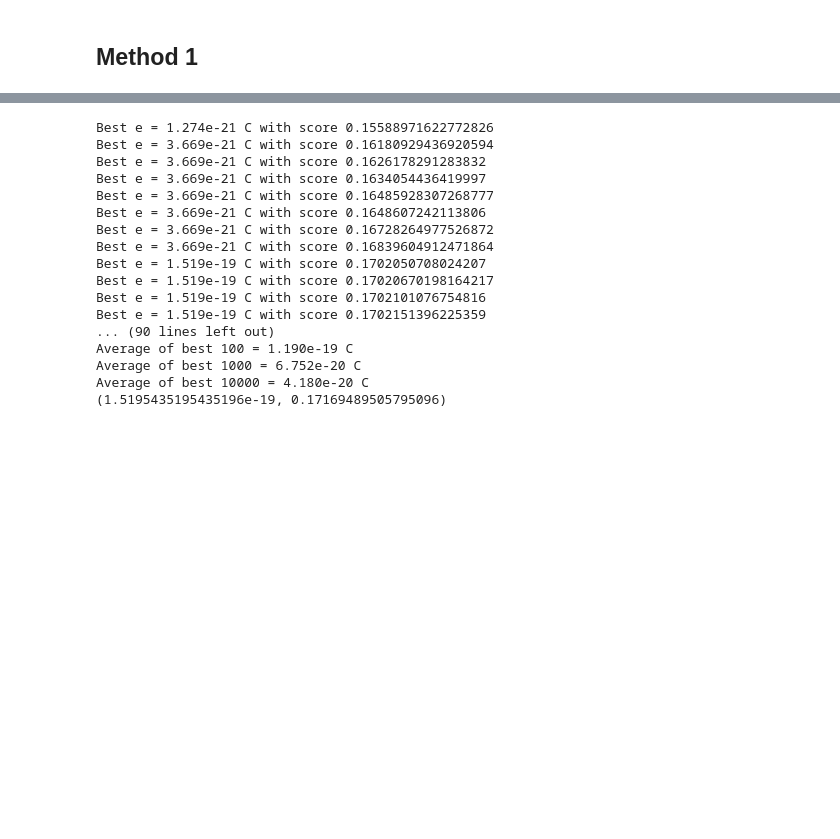
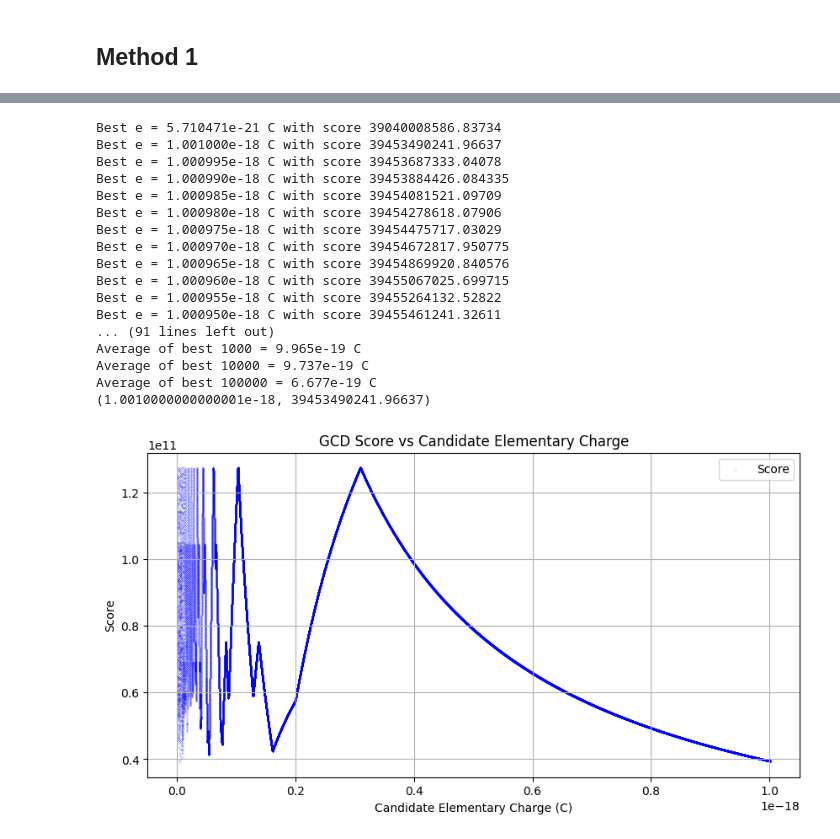
Before and after one commit to lucaschoii/PHY294-Milikan-Oil-Drop-Experiment, a Jupyter notebook: method1.ipynb, the cells around one changed output, grey strips where cells are left out. Drawn from its saved outputs; the diff is of its cells as text; code cells hidden in the pictures; blank space fills up the shorter version.

```diff
--- a/method1.ipynb
+++ b/method1.ipynb
@@ -115,10 +142,10 @@ Testing range: e_min = 1.000e-21, e_max = 1.000e-20
 all_e.sort(key=lambda x: x[1])
 
 for i in range(100):
-    print(f"Best e = {all_e[i][0]:.3e} C with score {all_e[i][1]}")
+    print(f"Best e = {all_e[i][0]:.6e} C with score {all_e[i][1]}")
 
 # average of best 10 ** n
-for i in range(5):
+for i in range(6):
 
     scale = 10 ** i
     if scale > len(all_e):
@@ -127,20 +154,39 @@ for i in range(5):
 
 print(max(all_e[:100], key=lambda x: x[0]))
 # %% [output]
-Best e = 1.274e-21 C with score 0.15588971622772826
-Best e = 3.669e-21 C with score 0.16180929436920594
-Best e = 3.669e-21 C with score 0.1626178291283832
-Best e = 3.669e-21 C with score 0.1634054436419997
-Best e = 3.669e-21 C with score 0.16485928307268777
-Best e = 3.669e-21 C with score 0.1648607242113806
-Best e = 3.669e-21 C with score 0.16728264977526872
-Best e = 3.669e-21 C with score 0.16839604912471864
-Best e = 1.519e-19 C with score 0.1702050708024207
-Best e = 1.519e-19 C with score 0.17020670198164217
-Best e = 1.519e-19 C with score 0.1702101076754816
-Best e = 1.519e-19 C with score 0.1702151396225359
-... (90 lines left out)
-Average of best 100 = 1.190e-19 C
-Average of best 1000 = 6.752e-20 C
-Average of best 10000 = 4.180e-20 C
-(1.5195435195435196e-19, 0.17169489505795096)
+Best e = 5.710471e-21 C with score 39040008586.83734
+Best e = 1.001000e-18 C with score 39453490241.96637
+Best e = 1.000995e-18 C with score 39453687333.04078
+Best e = 1.000990e-18 C with score 39453884426.084335
+Best e = 1.000985e-18 C with score 39454081521.09709
+Best e = 1.000980e-18 C with score 39454278618.07906
+Best e = 1.000975e-18 C with score 39454475717.03029
+Best e = 1.000970e-18 C with score 39454672817.950775
+Best e = 1.000965e-18 C with score 39454869920.840576
+Best e = 1.000960e-18 C with score 39455067025.699715
+Best e = 1.000955e-18 C with score 39455264132.52822
+Best e = 1.000950e-18 C with score 39455461241.32611
+... (91 lines left out)
+Average of best 1000 = 9.965e-19 C
+Average of best 10000 = 9.737e-19 C
+Average of best 100000 = 6.677e-19 C
+(1.0010000000000001e-18, 39453490241.96637)
+# %%
+# Unpack all_e
+# all_e = sorted(all_e, key=lambda x: x[1])
+candidate_es, scores = zip(*all_e)
+
+
+
+# Plot
+plt.figure(figsize=(10, 5))
+plt.scatter(candidate_es, scores, label='Score', color='blue', s=0.01)
+plt.xlabel("Candidate Elementary Charge (C)")
+plt.ylabel("Score")
+plt.title("GCD Score vs Candidate Elementary Charge")
+plt.grid(True)
+plt.legend()
+
+plt.show()
+# %% [output]
+[figure, added]
```
Also changed, not shown: parts of 9 cells of this notebook, 54 other files.
